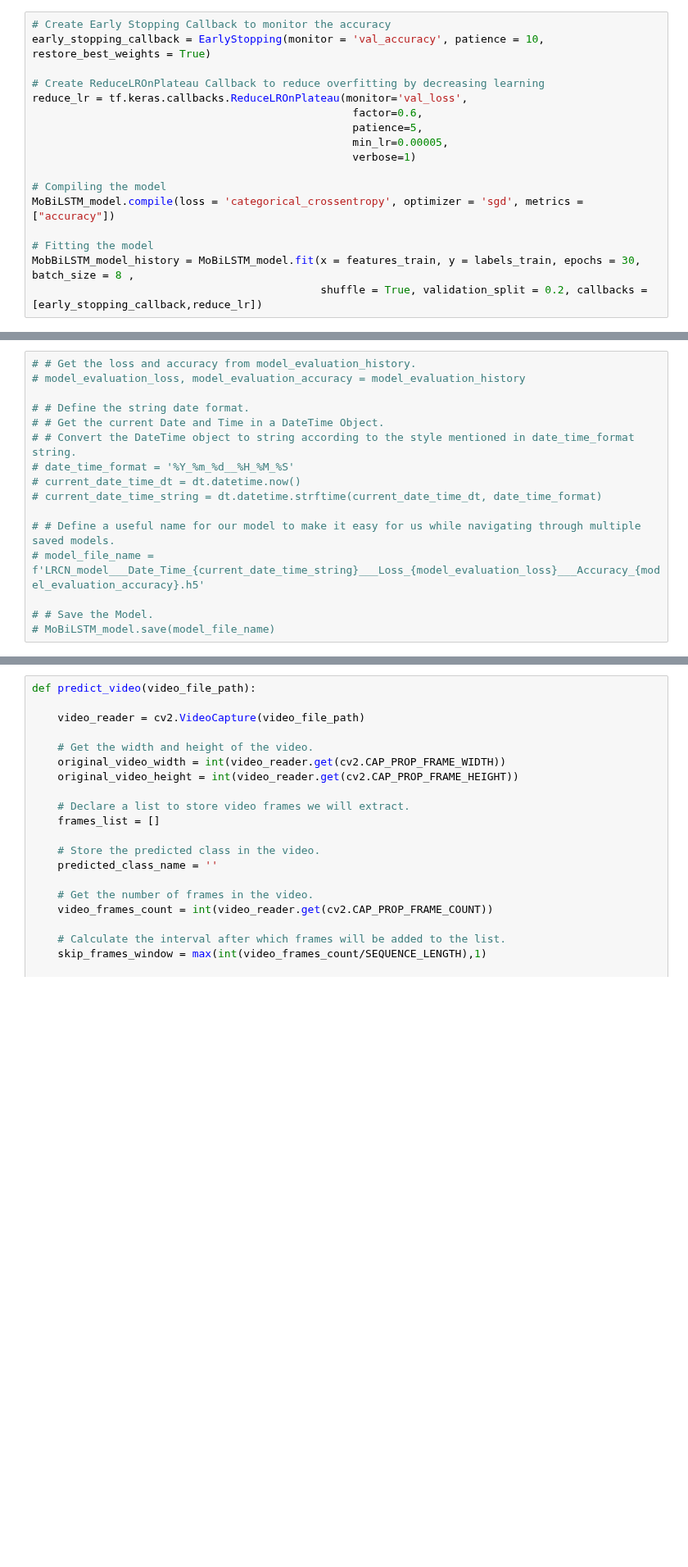
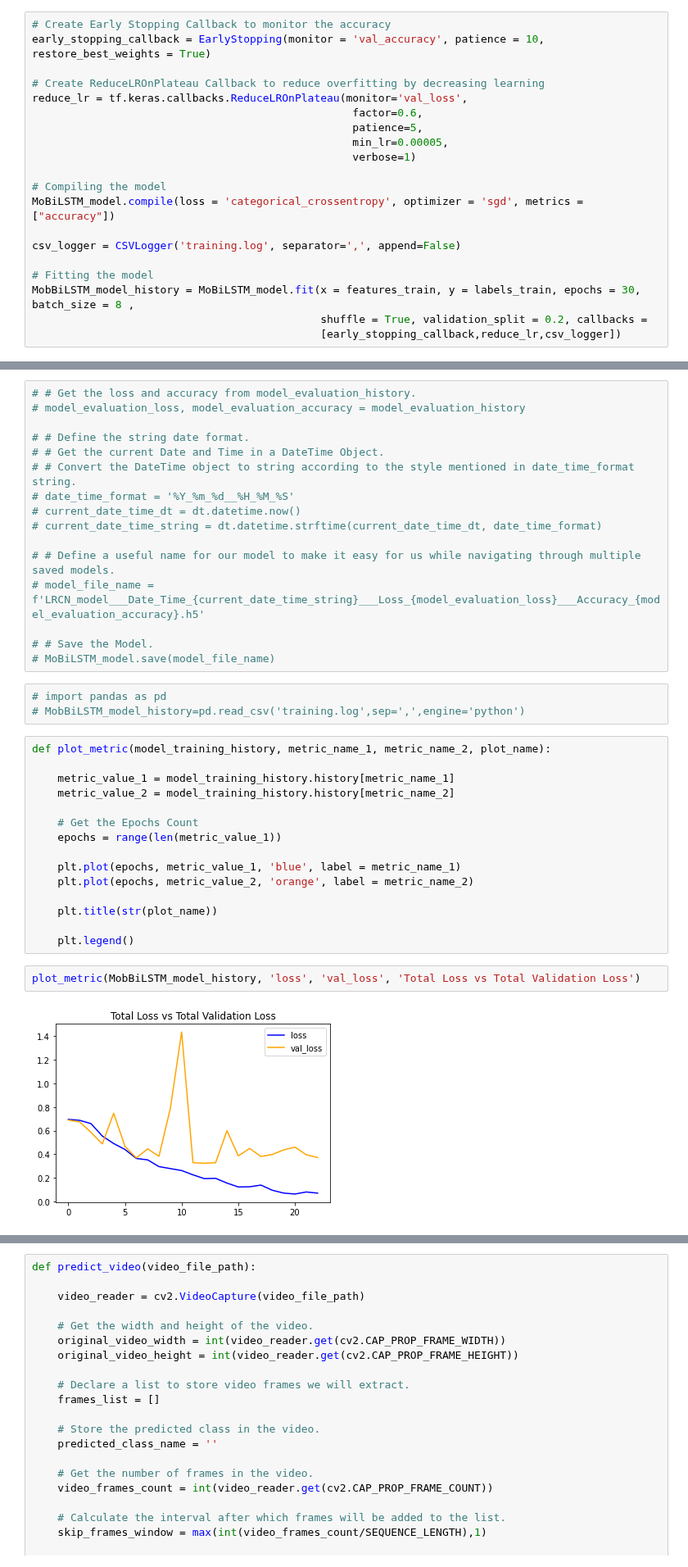
Before and after one commit to abdullahasim19/FYP, a Jupyter notebook: FYP Fight Detection.ipynb, the cells around one changed output, grey strips where cells are left out. Shown at 82% size. Saved outputs shown, nothing was run; the diff lists cells and outputs as text; blank space fills up the shorter version.

Commit message:
Loss and Accuracy curves added

```diff
--- a/FYP Fight Detection.ipynb
+++ b/FYP Fight Detection.ipynb
@@ -313,8 +313,11 @@ reduce_lr = tf.keras.callbacks.ReduceLROnPlateau(monitor='val_loss',
 # Compiling the model
 MoBiLSTM_model.compile(loss = 'categorical_crossentropy', optimizer = 'sgd', metrics = ["accuracy"])
 
+csv_logger = CSVLogger('training.log', separator=',', append=False)
+
 # Fitting the model
 MobBiLSTM_model_history = MoBiLSTM_model.fit(x = features_train, y = labels_train, epochs = 30, batch_size = 8 ,
-                                             shuffle = True, validation_split = 0.2, callbacks = [early_stopping_callback,reduce_lr])
+                                             shuffle = True, validation_split = 0.2, callbacks =
+                                             [early_stopping_callback,reduce_lr,csv_logger])
 # %% [output]
 Epoch 1/30
@@ -358,3 +361,25 @@ model_evaluation_history = MoBiLSTM_model.evaluate(features_test, labels_test)
 
 # # Save the Model.
 # MoBiLSTM_model.save(model_file_name)
+# %%
+# import pandas as pd
+# MobBiLSTM_model_history=pd.read_csv('training.log',sep=',',engine='python')
+# %%
+def plot_metric(model_training_history, metric_name_1, metric_name_2, plot_name):
+
+    metric_value_1 = model_training_history.history[metric_name_1]
+    metric_value_2 = model_training_history.history[metric_name_2]
+
+    # Get the Epochs Count
+    epochs = range(len(metric_value_1))
+
+    plt.plot(epochs, metric_value_1, 'blue', label = metric_name_1)
+    plt.plot(epochs, metric_value_2, 'orange', label = metric_name_2)
+
+    plt.title(str(plot_name))
+
+    plt.legend()
+# %%
+plot_metric(MobBiLSTM_model_history, 'loss', 'val_loss', 'Total Loss vs Total Validation Loss')
+# %% [output]
+[figure, added]
```
Also changed, not shown: parts of 7 cells of this notebook.
